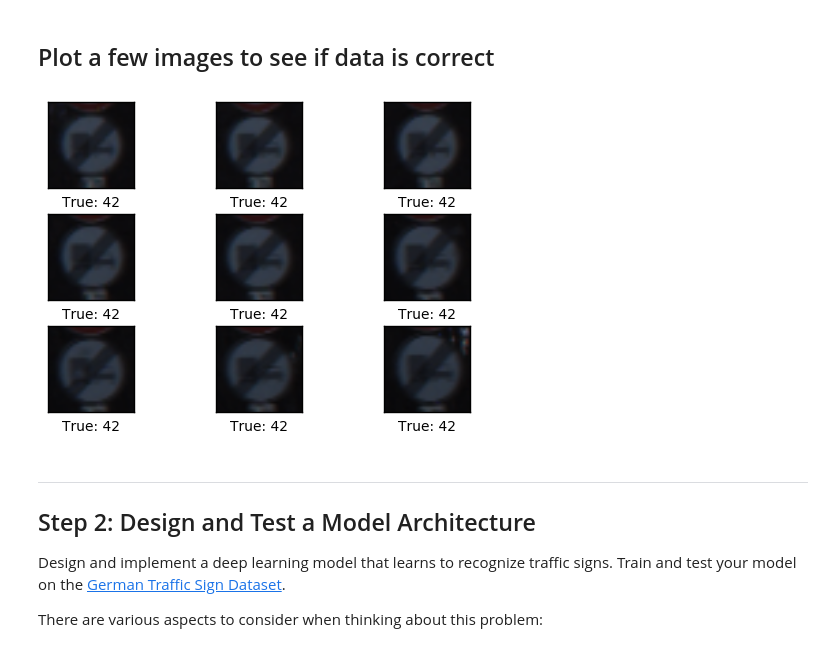
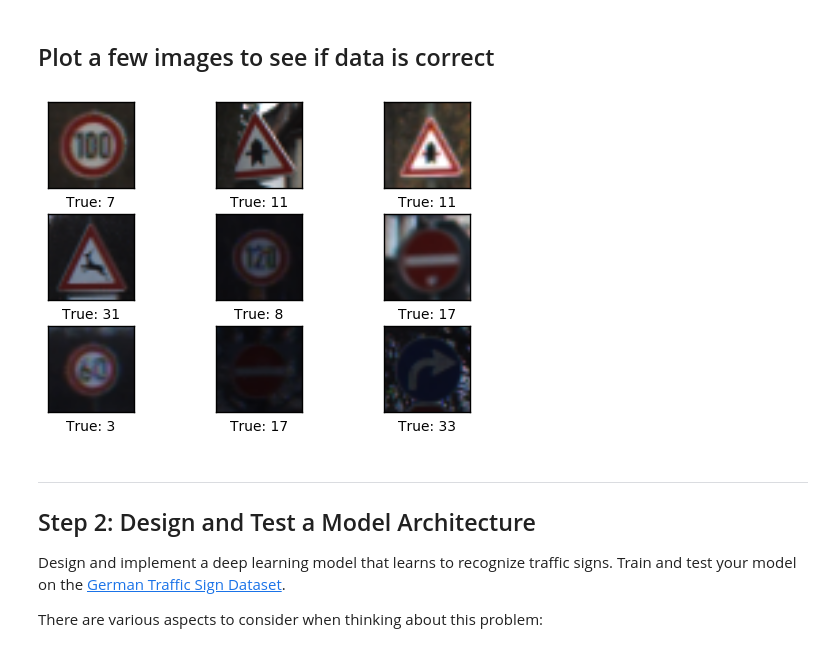
Before and after one commit to deanofthewebb/traffic-signs, a Jupyter notebook: Traffic_Signs_Recognition.ipynb, the cells around one changed output. Cells and saved outputs as stored; diff of their text form; code cells hidden in the pictures.

```diff
--- a/Traffic_Signs_Recognition.ipynb
+++ b/Traffic_Signs_Recognition.ipynb
@@ -41,8 +41,8 @@ import os
 import shutil
 
 # TODO: fill this in based on where you saved the training and testing data - DONE
-training_file = "train.p"
-testing_file = "test.p"
+training_file = "../train.p"
+testing_file = "../test.p"
 
 with open(training_file, mode='rb') as f:
     train = pickle.load(f)
@@ -52,11 +52,6 @@ with open(testing_file, mode='rb') as f:
 X_train, y_train = train['features'], train['labels']
 X_test, y_test = test['features'], test['labels']
 
-
-try:
-    cache = os.listdir("cache")
-except FileNotFoundError:
-    print("File not found")
-
-if cache != cache:
-    create_success = os.mkdir("cache/")
+cache = "../cache/"
+if not os.path.exists(cache):
+    os.mkdir(cache)
@@ -142,16 +137,18 @@ def plot_images(images, cls_true, cls_pred=None):
 # %% [markdown]
 ## Plot a few images to see if data is correct
 # %%
+X_train, y_train = shuffle_data(X_train, y_train)
+
 # Get the first images from the test-set.
 imgs_for_plot = X_train[-9:]
 
 # Get the true classes for those images.
 cls_true_train = y_train[-9:]
 
 # Plot the images and labels using our helper-function above.
 plot_images(images=imgs_for_plot, cls_true=cls_true_train)
 # %% [output]
-[figure, old version]
+[figure, new version]
 # %% [markdown]
 ----
 
```
Also changed, not shown: parts of 22 cells of this notebook.
